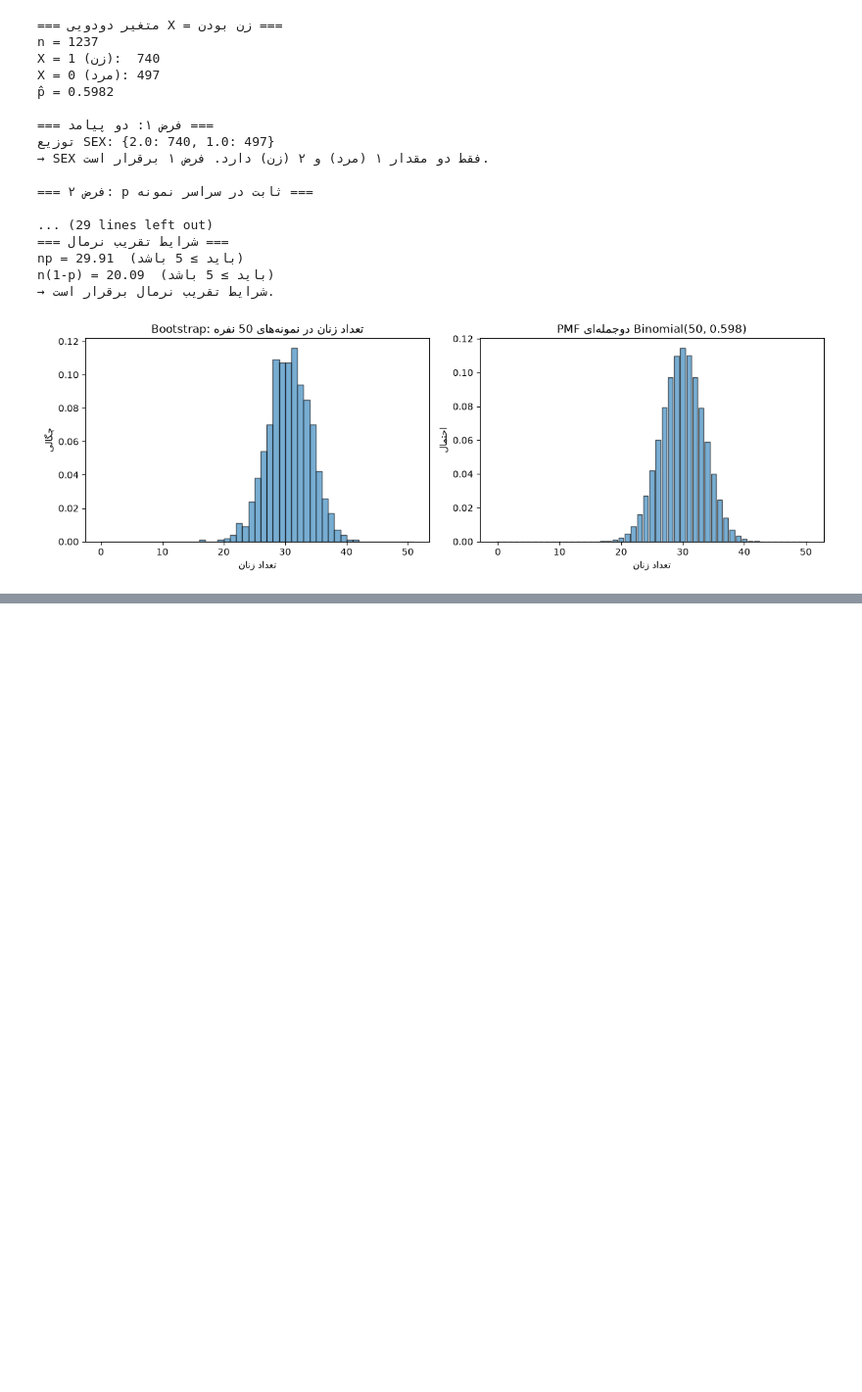
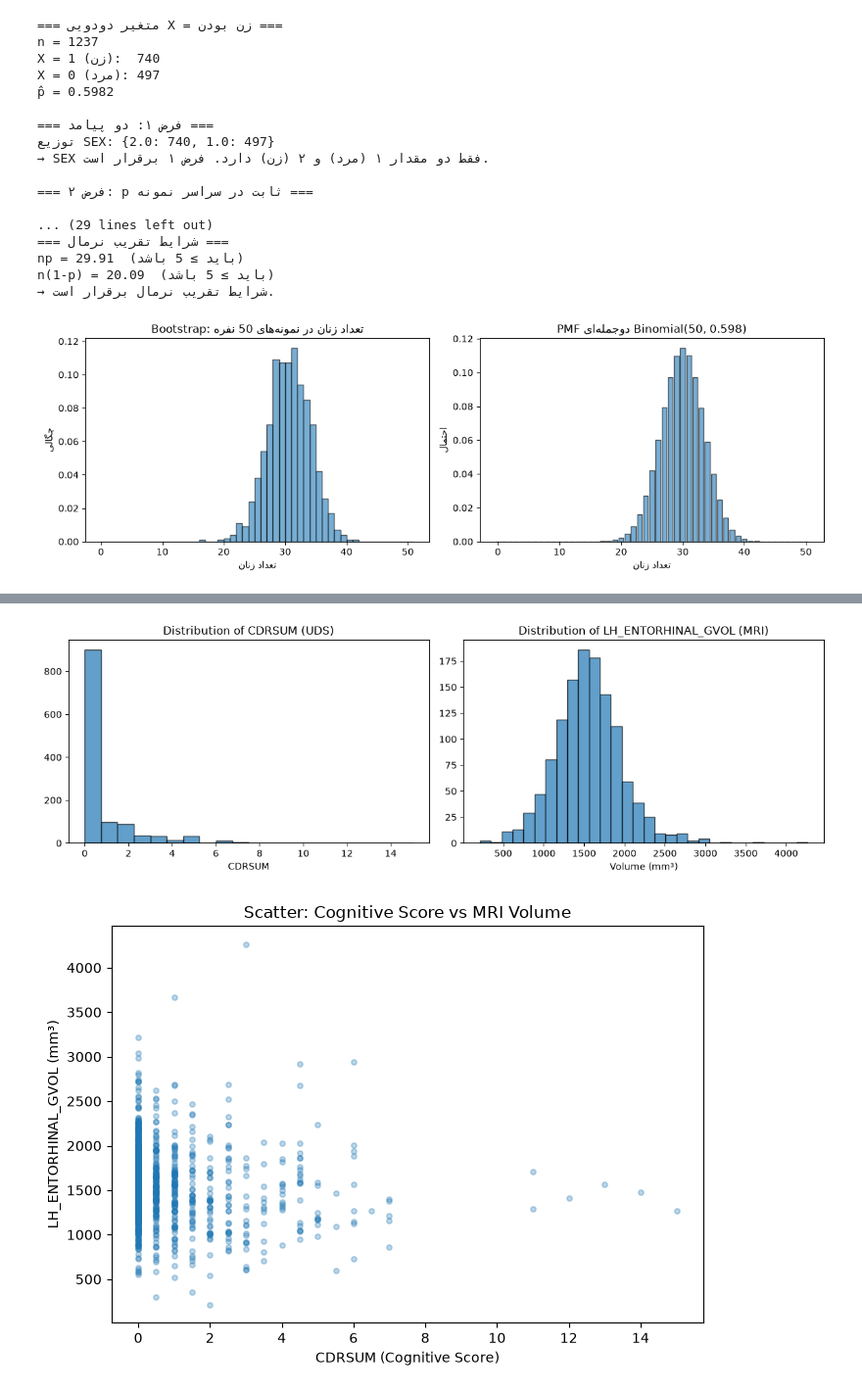
Before and after one commit to Parmida-D/statistics-project, a Jupyter notebook: notebooks/phase2_eda.ipynb, the cells around one changed output, grey strips where cells are left out. Shown at 98% size. Cells and saved outputs as stored; diff of their text form; code cells hidden in the pictures; blank space fills up the shorter version.

```diff
--- a/notebooks/phase2_eda.ipynb
+++ b/notebooks/phase2_eda.ipynb
@@ -567,0 +849,31 @@ D'Agostino-Pearson: statistic = 14.3492, p = 7.6578e-04
+# %%
+
+fig, axes = plt.subplots(1, 2, figsize=(12, 4))
+axes[0].hist(x_cog, bins=20, edgecolor='black', alpha=0.7)
+axes[0].set_title('Distribution of CDRSUM (UDS)')
+axes[0].set_xlabel('CDRSUM')
+
+axes[1].hist(x_mri, bins=30, edgecolor='black', alpha=0.7)
+axes[1].set_title('Distribution of LH_ENTORHINAL_GVOL (MRI)')
+axes[1].set_xlabel('Volume (mm³)')
+plt.tight_layout()
+
+ROOT = Path.cwd()
+while ROOT.name and not (ROOT / ".git").exists():
+    ROOT = ROOT.parent
+FIGS_DIR = ROOT / "figures"
+FIGS_DIR.mkdir(exist_ok=True)
+plt.savefig(FIGS_DIR / "q10_distributions.png", dpi=150, bbox_inches='tight')
+plt.show()
+
+fig2, ax2 = plt.subplots(figsize=(7, 5))
+ax2.scatter(df_cov["CDRSUM"], df_cov["LH_ENTORHINAL_GVOL"], alpha=0.3, s=15)
+ax2.set_xlabel('CDRSUM (Cognitive Score)')
+ax2.set_ylabel('LH_ENTORHINAL_GVOL (mm³)')
+ax2.set_title('Scatter: Cognitive Score vs MRI Volume')
+plt.tight_layout()
+plt.savefig(FIGS_DIR / "q10_scatter.png", dpi=150, bbox_inches='tight')
+plt.show()
+# %% [output]
+[figure, added]
+[figure, added]
```
Also changed, not shown: parts of 6 cells of this notebook, 5 other files.
